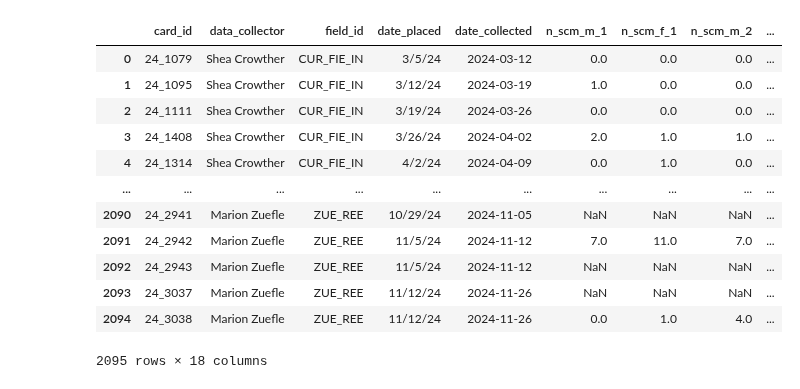
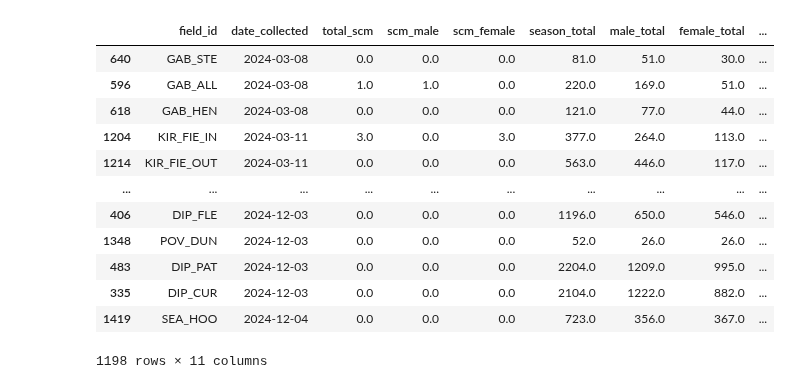
Before and after one commit to chloecho31/cornell, a Jupyter notebook: SCM/2023-2024 Combined Paper/2023_2024_sticky_card.ipynb, the cells around one changed output. Saved outputs shown, nothing was run; the diff lists cells and outputs as text; code cells hidden in the pictures.

```diff
--- a/SCM/2023-2024 Combined Paper/2023_2024_sticky_card.ipynb
+++ b/SCM/2023-2024 Combined Paper/2023_2024_sticky_card.ipynb
@@ -40,28 +77,37 @@ scm_2023
 # %%
 scm_2024 = pd.read_csv('../2024/Data/2024_scm_counts.csv')
 scm_2024 = clean_columns(scm_2024)
 scm_2024['date_collected'] = pd.to_datetime(scm_2024["date_collected"], format='mixed')
 scm_2024['scm_male'] = scm_2024['n_scm_m_1'] + scm_2024['n_scm_m_2']
 scm_2024['scm_female'] = scm_2024['n_scm_f_1'] + scm_2024['n_scm_f_2']
 scm_2024['total_scm'] = scm_2024['n_scm_m_1'] + scm_2024['n_scm_m_2'] + scm_2024['n_scm_f_1'] + scm_2024['n_scm_f_2']
+scm_2024 = scm_2024.dropna(subset=['total_scm'])
+scm_2024 = scm_2024.sort_values('date_collected')
+
 scm_2024['season_total'] = scm_2024.groupby('field_id')['total_scm'].transform('sum')
 scm_2024['male_total'] = scm_2024.groupby('field_id')['scm_male'].transform('sum')
 scm_2024['female_total'] = scm_2024.groupby('field_id')['scm_female'].transform('sum')
-scm_2024['season_prop'] = scm_2024['total_scm'] / scm_2024['season_total']
-scm_2024['male_prop'] = scm_2024['scm_male'] / scm_2024['male_total']
-scm_2024['female_prop'] = scm_2024['scm_female'] / scm_2024['female_total']
+scm_2024['weekly_prop'] = scm_2024['total_scm'] / scm_2024['season_total']
+scm_2024['season_prop'] = scm_2024.groupby('field_id')['weekly_prop'].transform('cumsum')
+scm_2024['weekly_prop_m'] = scm_2024['scm_male'] / scm_2024['male_total']
+scm_2024['weekly_prop_f'] = scm_2024['scm_female'] / scm_2024['female_total']
+
+scm_2024['season_male_prop'] = scm_2024.groupby('field_id')['weekly_prop_m'].transform('cumsum')
+scm_2024['season_female_prop'] = scm_2024.groupby('field_id')['weekly_prop_f'].transform('cumsum')
+scm_2024 = scm_2024[['field_id', 'date_collected', 'total_scm', 'scm_male', 'scm_female', 'season_total',
+                    'male_total', 'female_total', 'weekly_prop', 'weekly_prop_f', 'weekly_prop_m']]
 scm_2024
 # %% [output]
-|  | card_id | data_collector | field_id | date_placed | date_collected | n_scm_m_1 | n_scm_f_1 | n_scm_m_2 | ... |
-| 0 | 24_1079 | Shea Crowther | CUR_FIE_IN | 3/5/24 | 2024-03-12 | 0.0 | 0.0 | 0.0 | ... |
-| 1 | 24_1095 | Shea Crowther | CUR_FIE_IN | 3/12/24 | 2024-03-19 | 1.0 | 0.0 | 0.0 | ... |
-| 2 | 24_1111 | Shea Crowther | CUR_FIE_IN | 3/19/24 | 2024-03-26 | 0.0 | 0.0 | 0.0 | ... |
-| 3 | 24_1408 | Shea Crowther | CUR_FIE_IN | 3/26/24 | 2024-04-02 | 2.0 | 1.0 | 1.0 | ... |
-| 4 | 24_1314 | Shea Crowther | CUR_FIE_IN | 4/2/24 | 2024-04-09 | 0.0 | 1.0 | 0.0 | ... |
+|  | field_id | date_collected | total_scm | scm_male | scm_female | season_total | male_total | female_total | ... |
+| 640 | GAB_STE | 2024-03-08 | 0.0 | 0.0 | 0.0 | 81.0 | 51.0 | 30.0 | ... |
+| 596 | GAB_ALL | 2024-03-08 | 1.0 | 1.0 | 0.0 | 220.0 | 169.0 | 51.0 | ... |
+| 618 | GAB_HEN | 2024-03-08 | 0.0 | 0.0 | 0.0 | 121.0 | 77.0 | 44.0 | ... |
+| 1204 | KIR_FIE_IN | 2024-03-11 | 3.0 | 0.0 | 3.0 | 377.0 | 264.0 | 113.0 | ... |
+| 1214 | KIR_FIE_OUT | 2024-03-11 | 0.0 | 0.0 | 0.0 | 563.0 | 446.0 | 117.0 | ... |
 | ... | ... | ... | ... | ... | ... | ... | ... | ... | ... |
-| 2090 | 24_2941 | Marion Zuefle | ZUE_REE | 10/29/24 | 2024-11-05 | NaN | NaN | NaN | ... |
-| 2091 | 24_2942 | Marion Zuefle | ZUE_REE | 11/5/24 | 2024-11-12 | 7.0 | 11.0 | 7.0 | ... |
-| 2092 | 24_2943 | Marion Zuefle | ZUE_REE | 11/5/24 | 2024-11-12 | NaN | NaN | NaN | ... |
-| 2093 | 24_3037 | Marion Zuefle | ZUE_REE | 11/12/24 | 2024-11-26 | NaN | NaN | NaN | ... |
-| 2094 | 24_3038 | Marion Zuefle | ZUE_REE | 11/12/24 | 2024-11-26 | 0.0 | 1.0 | 4.0 | ... |
+| 406 | DIP_FLE | 2024-12-03 | 0.0 | 0.0 | 0.0 | 1196.0 | 650.0 | 546.0 | ... |
+| 1348 | POV_DUN | 2024-12-03 | 0.0 | 0.0 | 0.0 | 52.0 | 26.0 | 26.0 | ... |
+| 483 | DIP_PAT | 2024-12-03 | 0.0 | 0.0 | 0.0 | 2204.0 | 1209.0 | 995.0 | ... |
+| 335 | DIP_CUR | 2024-12-03 | 0.0 | 0.0 | 0.0 | 2104.0 | 1222.0 | 882.0 | ... |
+| 1419 | SEA_HOO | 2024-12-04 | 0.0 | 0.0 | 0.0 | 723.0 | 356.0 | 367.0 | ... |
-2095 rows × 18 columns
+1198 rows × 11 columns
```
Also changed, not shown: parts of 12 cells of this notebook, 35 other files.
